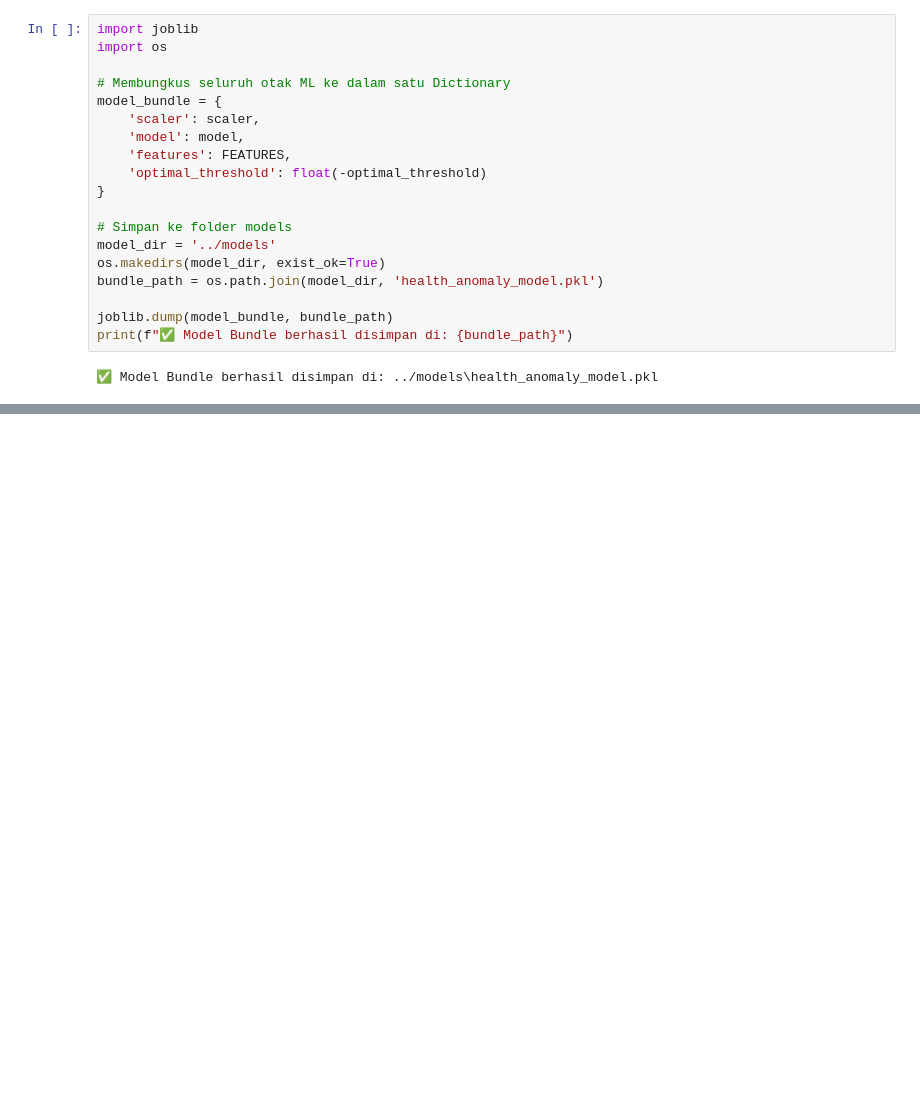
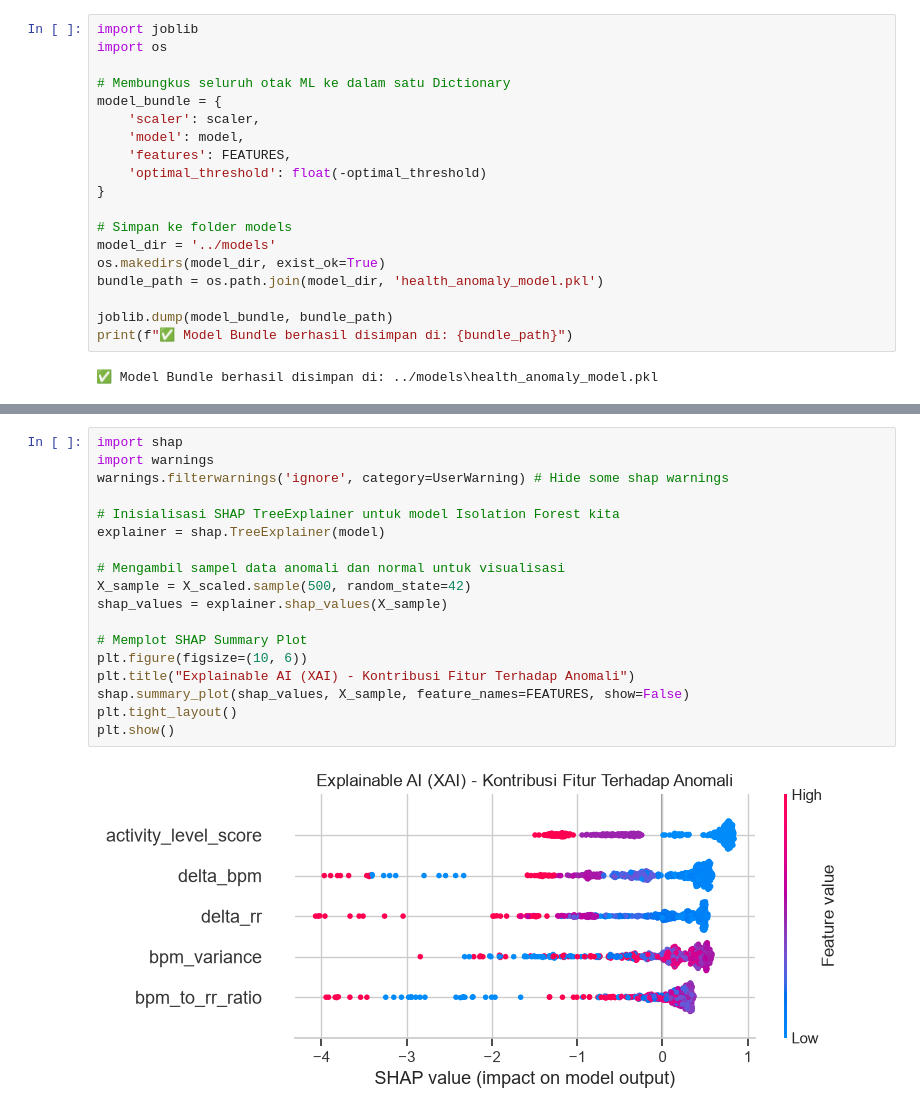
Before and after one commit to thegouhund/devfest-ml, a Jupyter notebook: notebooks/health_anomaly_detection.ipynb, the cells around one changed output, grey strips where cells are left out. Saved outputs shown, nothing was run; the diff lists cells and outputs as text; blank space fills up the shorter version.

```diff
--- a/notebooks/health_anomaly_detection.ipynb
+++ b/notebooks/health_anomaly_detection.ipynb
@@ -162,0 +174,20 @@ print(f"✅ Model Bundle berhasil disimpan di: {bundle_path}")
+# %%
+import shap
+import warnings
+warnings.filterwarnings('ignore', category=UserWarning) # Hide some shap warnings
+
+# Inisialisasi SHAP TreeExplainer untuk model Isolation Forest kita
+explainer = shap.TreeExplainer(model)
+
+# Mengambil sampel data anomali dan normal untuk visualisasi
+X_sample = X_scaled.sample(500, random_state=42)
+shap_values = explainer.shap_values(X_sample)
+
+# Memplot SHAP Summary Plot
+plt.figure(figsize=(10, 6))
+plt.title("Explainable AI (XAI) - Kontribusi Fitur Terhadap Anomali")
+shap.summary_plot(shap_values, X_sample, feature_names=FEATURES, show=False)
+plt.tight_layout()
+plt.show()
+# %% [output]
+[figure, added]
```
Also changed, not shown: parts of 3 cells of this notebook.
